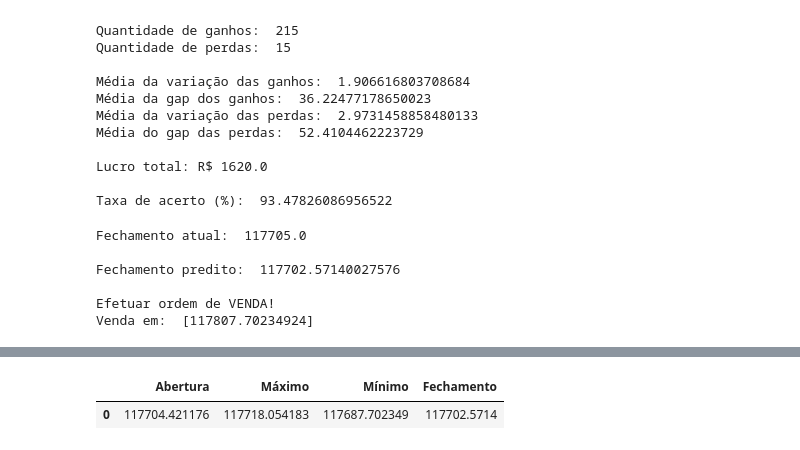
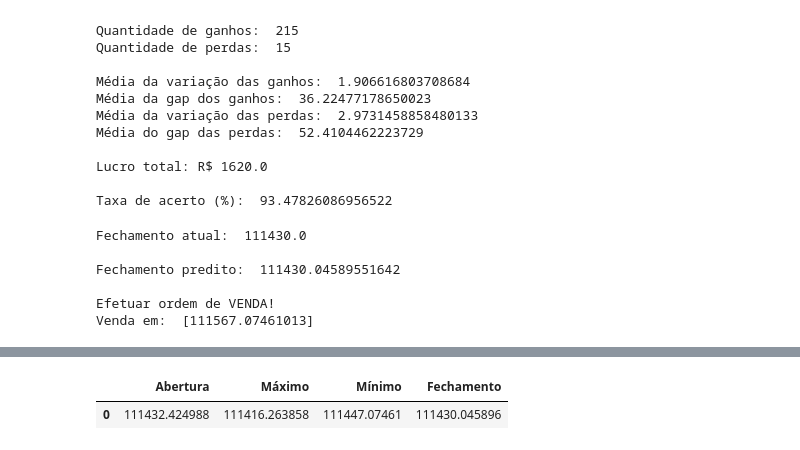
Before and after one commit to arthurmb98/candle_predict_linear_regression, a Jupyter notebook: candle_predict_linear_regression.ipynb, the cells around one changed output, grey strips where cells are left out. Drawn from its saved outputs; the diff is of its cells as text; code cells hidden in the pictures.

Commit message:
get real time candle

```diff
--- a/candle_predict_linear_regression.ipynb
+++ b/candle_predict_linear_regression.ipynb
@@ -6,6 +6,7 @@ from sklearn.metrics import mean_squared_error
 from sklearn.model_selection import train_test_split
 from sklearn.metrics import explained_variance_score
 import plotly.offline as py
+import MetaTrader5 as mt5
 
 py.offline.init_notebook_mode()
 
@@ -205,6 +206,23 @@ def fit_models_saida_atrasada(data_train, show_errors = True):
     #
     return m_ab, m_mi, m_ma, m_fe;
 
+def retorna_ultimo_candle(ativo = "WIN$"):
+
+    if not mt5.initialize():
+        print("MT5 Falhou!")
+        mt5.shutdown()
+
+    ativos = mt5.symbols_get()
+
+    valor = mt5.copy_rates_from_pos(ativo, mt5.TIMEFRAME_M1, 0, 1)
+
+    df_ultimo = pd.DataFrame({'Abertura': [valor[0][1]],
+                          'Mínimo': [valor[0][2]],
+                          'Máximo': [valor[0][3]],
+                          'Fechamento': [valor[0][4]]})
+    return df_ultimo
+
+
 
 print("Tudo OK")
 # %% [output]
@@ -432,15 +450,10 @@ erro_ordem = erro_ordem_teste # pontos
 
 dia_x = 0 # dia atual
 
+df_ultimo = retorna_ultimo_candle()
+
 # Ultimo valor real
-fechamento_ultimo = 117705.00 # Entrada desconhecido, colocada manualmente. Por enquanto!
-
-# TODO: Fazer funçao para pegar ultimos valores em tempo real com o mt5
-
-df_ultimo = pd.DataFrame({'Abertura': [fechamento_ultimo],
-                          'Mínimo': [fechamento_ultimo],
-                          'Máximo': [fechamento_ultimo],
-                          'Fechamento': [fechamento_ultimo]})
+fechamento_ultimo = df_ultimo['Fechamento'][0].astype(float)
 
 predicao_abertura = model_abertura.predict(df_ultimo)
 predicao_minimo = model_minimo.predict(df_ultimo)
@@ -470,34 +483,34 @@ if(predicao_gap <= limiar_gap):
         print("Efetuar ordem de COMPRA!")
         print("Compra em: ", ordem[0])
     else:
         print("Efetuar ordem de VENDA!")
         print("Venda em: ", ordem[0])
 else:
     print("NÃO Efetuar ordem!")
     print()
     print("Gap: ", predicao_abertura - fechamento_ultimo)
     print()
     print("Variação: ", predicao_fechamento - predicao_abertura)
 
 
 df = pd.DataFrame(data={'Abertura': [float(predicao_abertura)],'Máximo': [float(predicao_maximo)],'Mínimo': [float(predicao_minimo)],'Fechamento': [float(predicao_fechamento)]})
 dados = go.Candlestick(
                        open=df['Abertura'],
                        high=df['Máximo'],
                        low=df['Mínimo'],
                        close=df['Fechamento'],
                        )
 py.offline.iplot([dados],filename='grafico_candlestick')
 
 
 df # show dataframe
 # %% [output]
-Fechamento atual:  117705.0
+Fechamento atual:  111430.0
 
-Fechamento predito:  117702.57140027576
+Fechamento predito:  111430.04589551642
 
 Efetuar ordem de VENDA!
-Venda em:  [117807.70234924]
+Venda em:  [111567.07461013]
 [interactive output not drawn]
 |  | Abertura | Máximo | Mínimo | Fechamento |
-| 0 | 117704.421176 | 117718.054183 | 117687.702349 | 117702.5714 |
+| 0 | 111432.424988 | 111416.263858 | 111447.07461 | 111430.045896 |
```
